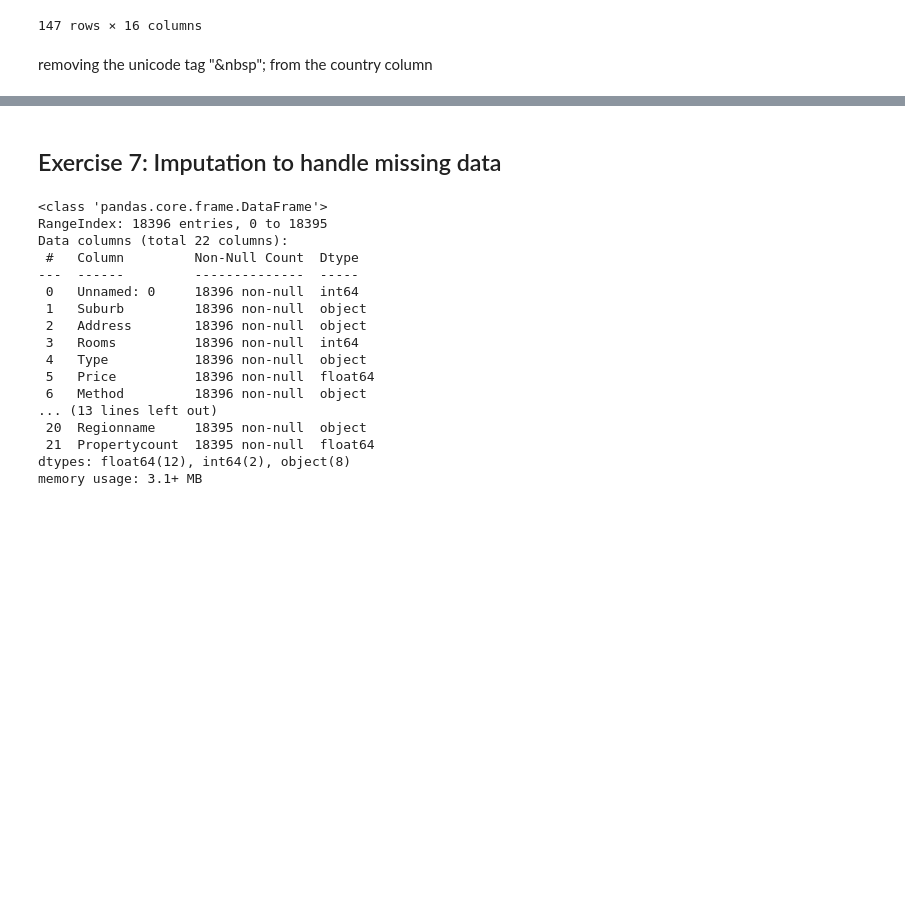
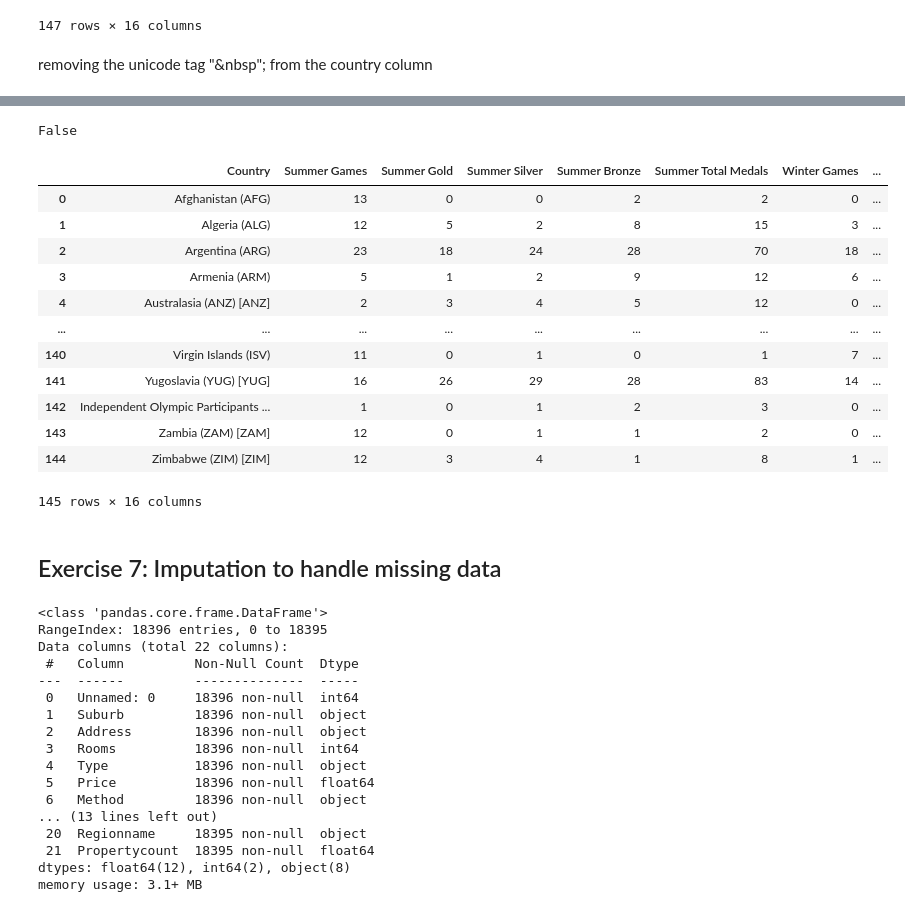
Before and after one commit to Poliaboy/MachineLearningS7, a Jupyter notebook: Alex_Szpakiewicz_TP02.ipynb, the cells around one changed output, grey strips where cells are left out. Drawn from its saved outputs; the diff is of its cells as text; code cells hidden in the pictures; blank space fills up the shorter version.

```diff
--- a/Alex_Szpakiewicz_TP02.ipynb
+++ b/Alex_Szpakiewicz_TP02.ipynb
@@ -485,0 +469,4 @@ data.head(10)
+# %%
+calculatedSummerTotal = data['Summer Gold'].astype(int) + data['Summer Silver'].astype(int) + data['Summer Bronze'].astype(int)
+calculatedWinterTotal = data['Winter Gold'].astype(int) + data['Winter Silver'].astype(int) + data['Winter Bronze'].astype(int)
+calculatedCombinedTotal = data['Combined Gold'].astype(int) + data['Combined Silver'].astype(int) + data['Combined Bronze'].astype(int)
@@ -485,0 +485,4 @@ data.head(10)
+# %%
+data['Summer Total Medals'] = calculatedSummerTotal
+data['Winter Total Medals'] = calculatedWinterTotal
+data['Combined Total Medals'] = calculatedCombinedTotal
@@ -486,3 +513,24 @@ data.head(10)
+# %%
+totalRow.astype(int).equals(calculatedTotals)
+# %% [output]
+False
+# %%
+data = data[:-1]
+data.head(200)
+# %% [output]
+|  | Country | Summer Games | Summer Gold | Summer Silver | Summer Bronze | Summer Total Medals | Winter Games | ... |
+| 0 | Afghanistan (AFG) | 13 | 0 | 0 | 2 | 2 | 0 | ... |
+| 1 | Algeria (ALG) | 12 | 5 | 2 | 8 | 15 | 3 | ... |
+| 2 | Argentina (ARG) | 23 | 18 | 24 | 28 | 70 | 18 | ... |
+| 3 | Armenia (ARM) | 5 | 1 | 2 | 9 | 12 | 6 | ... |
+| 4 | Australasia (ANZ) [ANZ] | 2 | 3 | 4 | 5 | 12 | 0 | ... |
+| ... | ... | ... | ... | ... | ... | ... | ... | ... |
+| 140 | Virgin Islands (ISV) | 11 | 0 | 1 | 0 | 1 | 7 | ... |
+| 141 | Yugoslavia (YUG) [YUG] | 16 | 26 | 29 | 28 | 83 | 14 | ... |
+| 142 | Independent Olympic Participants ... | 1 | 0 | 1 | 2 | 3 | 0 | ... |
+| 143 | Zambia (ZAM) [ZAM] | 12 | 0 | 1 | 1 | 2 | 0 | ... |
+| 144 | Zimbabwe (ZIM) [ZIM] | 12 | 3 | 4 | 1 | 8 | 1 | ... |
+145 rows × 16 columns
 # %% [markdown]
 <h2>Exercise 7: Imputation to handle missing data</h2>
 # %%
```
Also changed, not shown: parts of 20 cells of this notebook, 1 other file.
